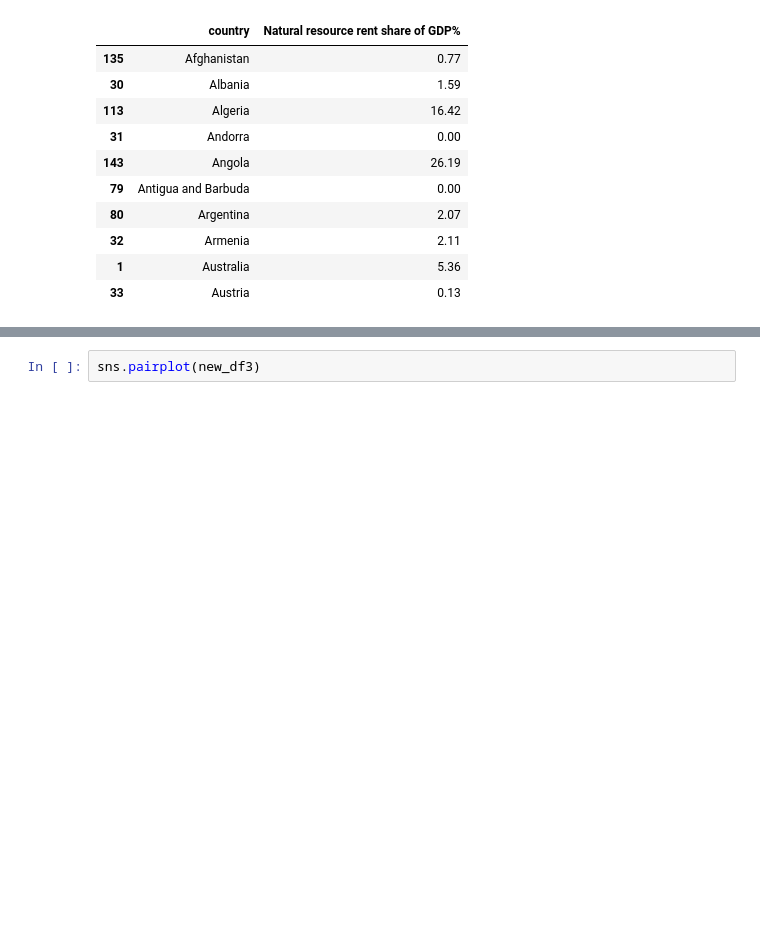
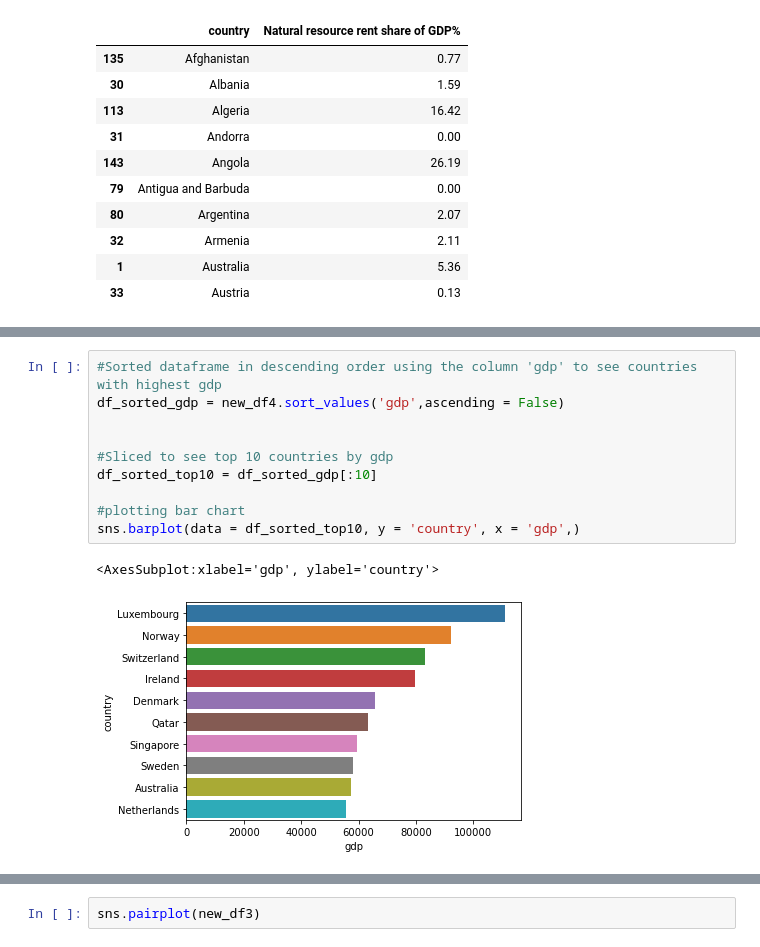
Before and after one commit to harunaisha/Repos, a Jupyter notebook: UCD project.ipynb, the cells around one changed output, grey strips where cells are left out. Drawn from its saved outputs; the diff is of its cells as text; blank space fills up the shorter version.

```diff
--- a/UCD project.ipynb
+++ b/UCD project.ipynb
@@ -294,0 +206,13 @@ sns.scatterplot(data = new_df3, x = 'gdp',y = 'life exp(yrs)')
+# %%
+#Sorted dataframe in descending order using the column 'gdp' to see countries with highest gdp
+df_sorted_gdp = new_df4.sort_values('gdp',ascending = False)
+
+
+#Sliced to see top 10 countries by gdp
+df_sorted_top10 = df_sorted_gdp[:10]
+
+#plotting bar chart
+sns.barplot(data = df_sorted_top10, y = 'country', x = 'gdp',)
+# %% [output]
+<AxesSubplot:xlabel='gdp', ylabel='country'>
+[figure, added]
```
Also changed, not shown: parts of 18 cells of this notebook.
